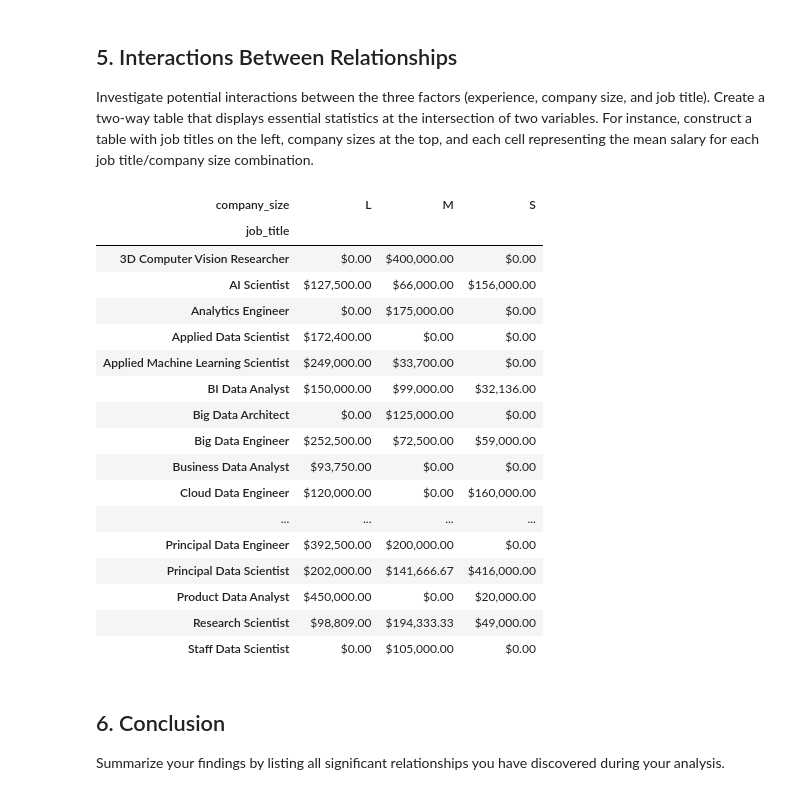
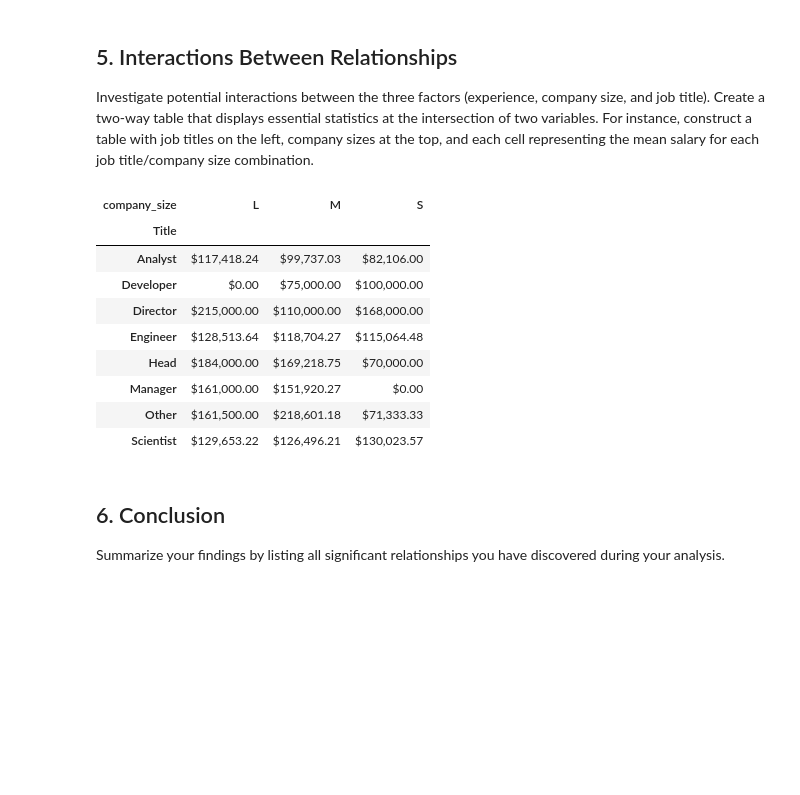
Before and after one commit to stat220/lab-1-group-18, a Jupyter notebook: lab1.ipynb, the cells around one changed output. Drawn from its saved outputs; the diff is of its cells as text; code cells hidden in the pictures; blank space fills up the shorter version.

Commit message:
Changed index to Title

```diff
--- a/lab1.ipynb
+++ b/lab1.ipynb
@@ -153,33 +153,25 @@ company sizes at the top, and each cell representing the mean salary for each jo
 title/company size combination.
 # %%
 pivot_table = pd.pivot_table(df, values='salary',
-                             index='job_title',
+                             index='Title',
                              columns='company_size',
                              aggfunc='mean',
                              fill_value=0)
 
 styled_table = pivot_table.style.format('${:,.2f}')
 
 styled_table
 # %% [output]
 | company_size | L | M | S |
-| job_title |  |  |  |
-| 3D Computer Vision Researcher | $0.00 | $400,000.00 | $0.00 |
-| AI Scientist | $127,500.00 | $66,000.00 | $156,000.00 |
-| Analytics Engineer | $0.00 | $175,000.00 | $0.00 |
-| Applied Data Scientist | $172,400.00 | $0.00 | $0.00 |
-| Applied Machine Learning Scientist | $249,000.00 | $33,700.00 | $0.00 |
-| BI Data Analyst | $150,000.00 | $99,000.00 | $32,136.00 |
-| Big Data Architect | $0.00 | $125,000.00 | $0.00 |
-| Big Data Engineer | $252,500.00 | $72,500.00 | $59,000.00 |
-| Business Data Analyst | $93,750.00 | $0.00 | $0.00 |
-| Cloud Data Engineer | $120,000.00 | $0.00 | $160,000.00 |
-| ... | ... | ... | ... |
-| Principal Data Engineer | $392,500.00 | $200,000.00 | $0.00 |
-| Principal Data Scientist | $202,000.00 | $141,666.67 | $416,000.00 |
-| Product Data Analyst | $450,000.00 | $0.00 | $20,000.00 |
-| Research Scientist | $98,809.00 | $194,333.33 | $49,000.00 |
-| Staff Data Scientist | $0.00 | $105,000.00 | $0.00 |
+| Title |  |  |  |
+| Analyst | $117,418.24 | $99,737.03 | $82,106.00 |
+| Developer | $0.00 | $75,000.00 | $100,000.00 |
+| Director | $215,000.00 | $110,000.00 | $168,000.00 |
+| Engineer | $128,513.64 | $118,704.27 | $115,064.48 |
+| Head | $184,000.00 | $169,218.75 | $70,000.00 |
+| Manager | $161,000.00 | $151,920.27 | $0.00 |
+| Other | $161,500.00 | $218,601.18 | $71,333.33 |
+| Scientist | $129,653.22 | $126,496.21 | $130,023.57 |
 # %% [markdown]
 ## 6. Conclusion
 Summarize your findings by listing all significant relationships you have discovered
```
